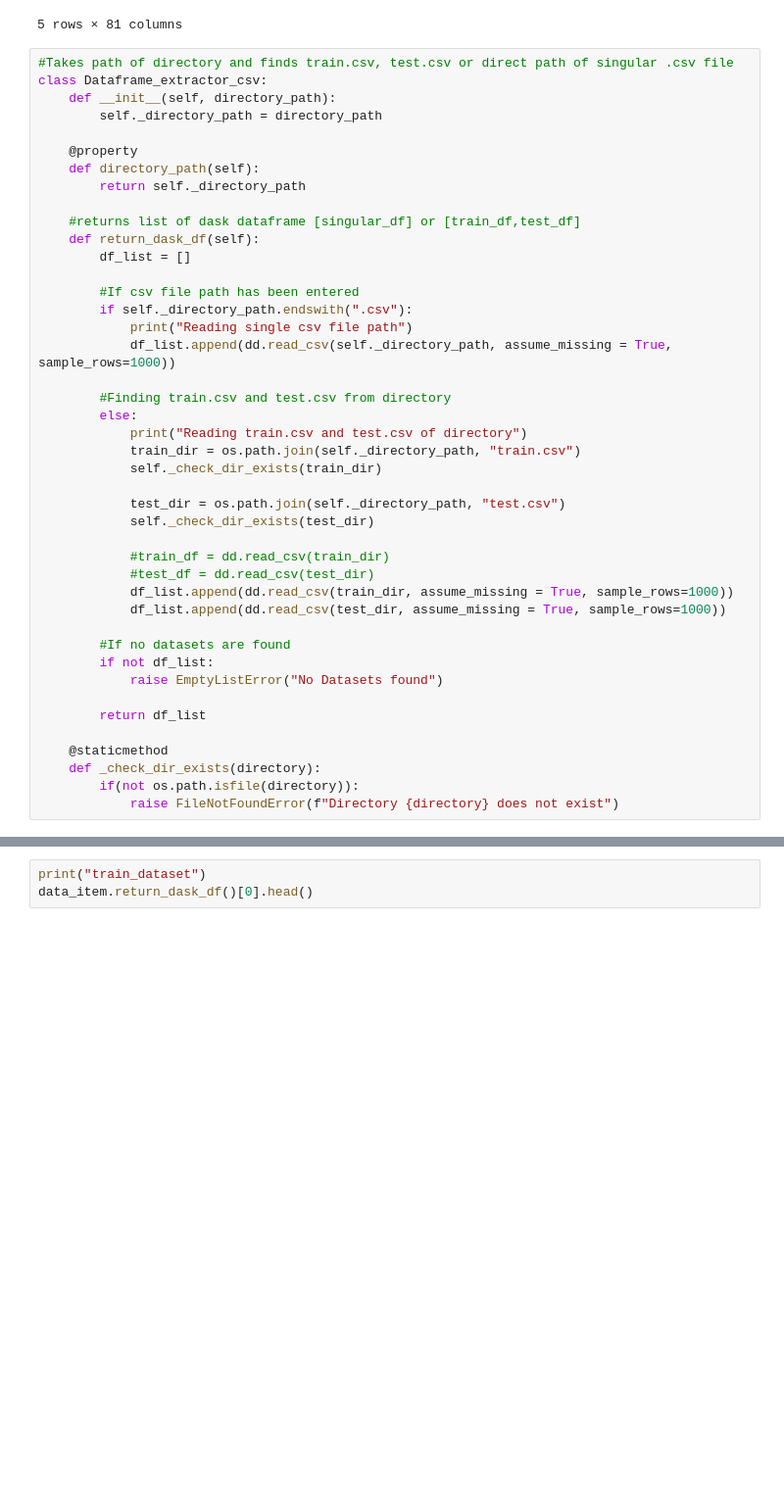
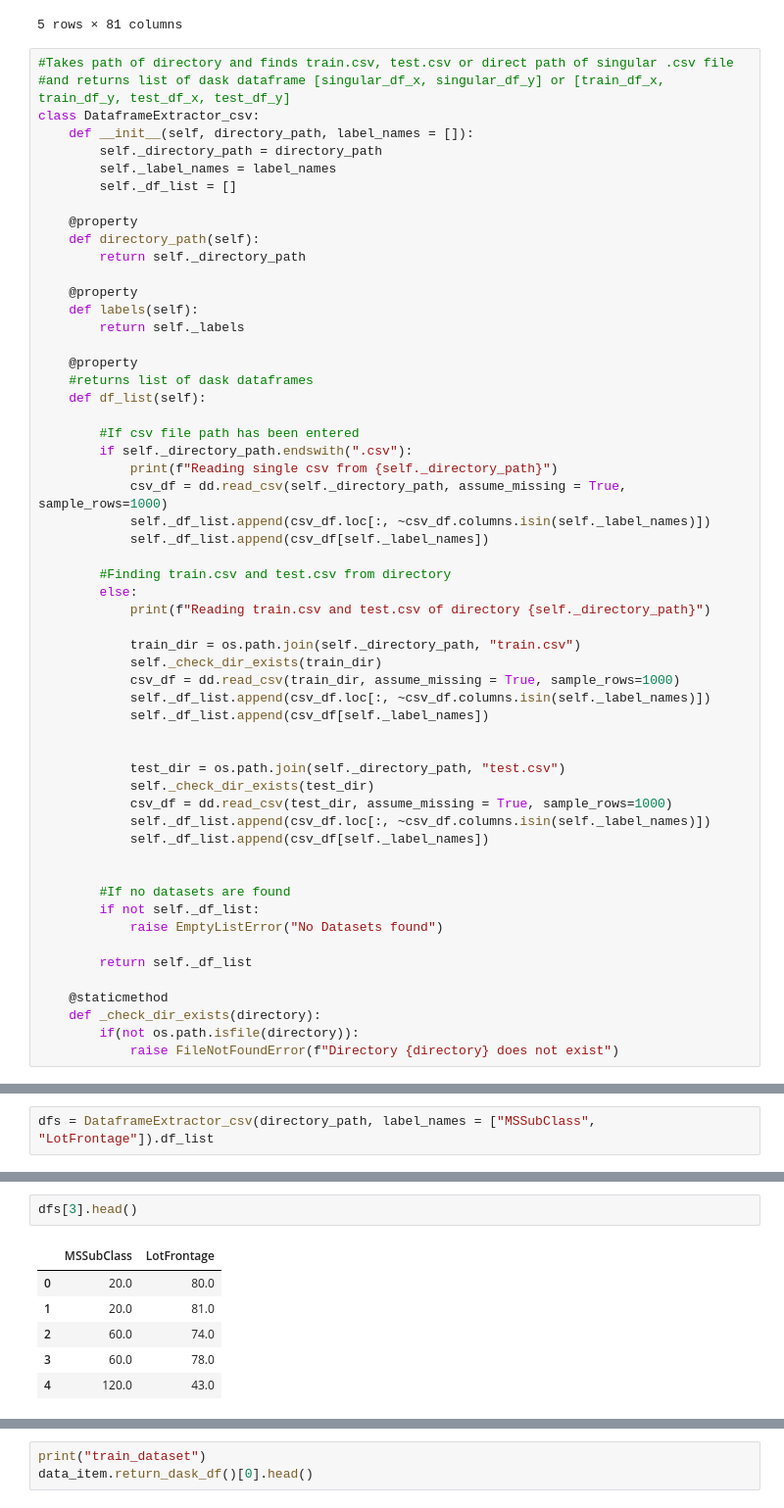
Before and after one commit to AutoNN/AutoNN, a Jupyter notebook: exp-notebooks/Untitled.ipynb, the cells around one changed output, grey strips where cells are left out. Shown: that part at 98% size. Drawn from its saved outputs; the diff is of its cells as text; blank space fills up the shorter version.

```diff
--- a/exp-notebooks/Untitled.ipynb
+++ b/exp-notebooks/Untitled.ipynb
@@ -32,42 +32,55 @@ dataset.head()
 5 rows × 81 columns
 # %%
 #Takes path of directory and finds train.csv, test.csv or direct path of singular .csv file
-class Dataframe_extractor_csv:
-    def __init__(self, directory_path):
+#and returns list of dask dataframe [singular_df_x, singular_df_y] or [train_df_x, train_df_y, test_df_x, test_df_y]
+class DataframeExtractor_csv:
+    def __init__(self, directory_path, label_names = []):
         self._directory_path = directory_path
+        self._label_names = label_names
+        self._df_list = []
 
     @property
     def directory_path(self):
         return self._directory_path
 
-    #returns list of dask dataframe [singular_df] or [train_df,test_df]
-    def return_dask_df(self):
-        df_list = []
+    @property
+    def labels(self):
+        return self._labels
+
+    @property
+    #returns list of dask dataframes
+    def df_list(self):
 
         #If csv file path has been entered
         if self._directory_path.endswith(".csv"):
-            print("Reading single csv file path")
-            df_list.append(dd.read_csv(self._directory_path, assume_missing = True, sample_rows=1000))
+            print(f"Reading single csv from {self._directory_path}")
+            csv_df = dd.read_csv(self._directory_path, assume_missing = True, sample_rows=1000)
+            self._df_list.append(csv_df.loc[:, ~csv_df.columns.isin(self._label_names)])
+            self._df_list.append(csv_df[self._label_names])
 
         #Finding train.csv and test.csv from directory
         else:
-            print("Reading train.csv and test.csv of directory")
+            print(f"Reading train.csv and test.csv of directory {self._directory_path}")
+
             train_dir = os.path.join(self._directory_path, "train.csv")
             self._check_dir_exists(train_dir)
+            csv_df = dd.read_csv(train_dir, assume_missing = True, sample_rows=1000)
+            self._df_list.append(csv_df.loc[:, ~csv_df.columns.isin(self._label_names)])
+            self._df_list.append(csv_df[self._label_names])
+
 
             test_dir = os.path.join(self._directory_path, "test.csv")
             self._check_dir_exists(test_dir)
+            csv_df = dd.read_csv(test_dir, assume_missing = True, sample_rows=1000)
+            self._df_list.append(csv_df.loc[:, ~csv_df.columns.isin(self._label_names)])
+            self._df_list.append(csv_df[self._label_names])
 
-            #train_df = dd.read_csv(train_dir)
-            #test_df = dd.read_csv(test_dir)
-            df_list.append(dd.read_csv(train_dir, assume_missing = True, sample_rows=1000))
-            df_list.append(dd.read_csv(test_dir, assume_missing = True, sample_rows=1000))
 
         #If no datasets are found
-        if not df_list:
+        if not self._df_list:
             raise EmptyListError("No Datasets found")
 
-        return df_list
+        return self._df_list
 
     @staticmethod
     def _check_dir_exists(directory):
@@ -77,0 +187,2 @@ data_item = Dataframe_extractor_csv(directory_path)
+# %%
+dfs = DataframeExtractor_csv(directory_path, label_names = ["MSSubClass", "LotFrontage"]).df_list
@@ -77,0 +191,9 @@ data_item = Dataframe_extractor_csv(directory_path)
+# %%
+dfs[3].head()
+# %% [output]
+|  | MSSubClass | LotFrontage |
+| 0 | 20.0 | 80.0 |
+| 1 | 20.0 | 81.0 |
+| 2 | 60.0 | 74.0 |
+| 3 | 60.0 | 78.0 |
+| 4 | 120.0 | 43.0 |
```
Also changed, not shown: parts of 12 cells of this notebook.
